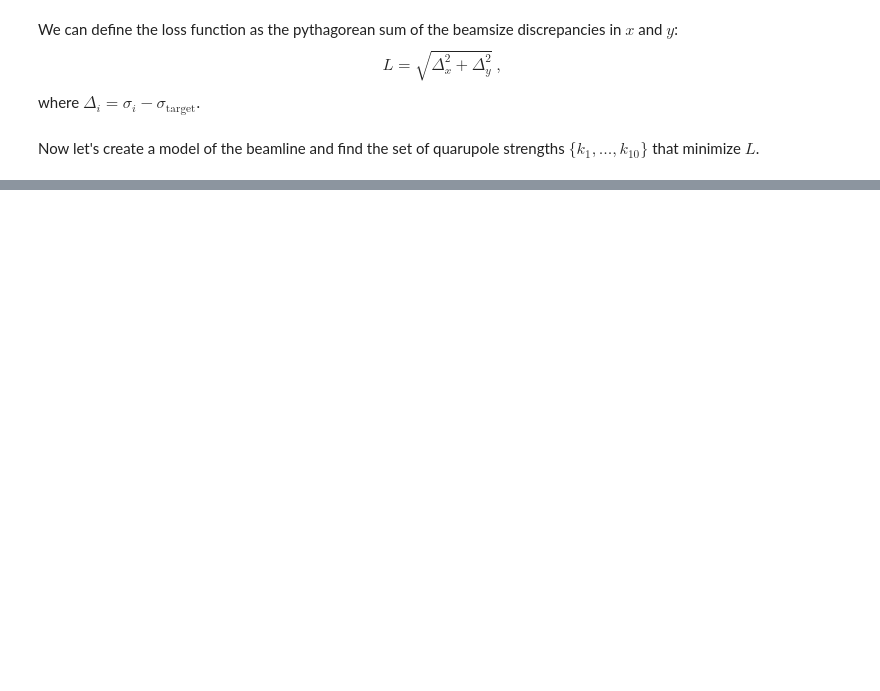
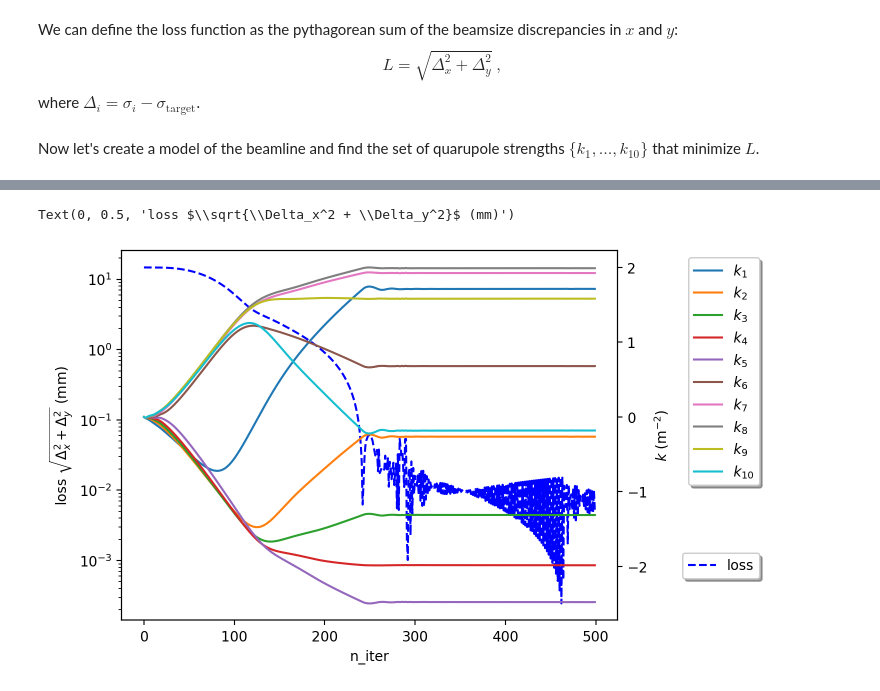
Before and after one commit to bmad-sim/Bmad-X, a Jupyter notebook: docs/examples/optimization/10-quad-optimization.ipynb, the cells around one changed output, grey strips where cells are left out. Cells and saved outputs as stored; diff of their text form; code cells hidden in the pictures; blank space fills up the shorter version.

```diff
--- a/docs/examples/optimization/10-quad-optimization.ipynb
+++ b/docs/examples/optimization/10-quad-optimization.ipynb
@@ -141,16 +145,19 @@ Iter 201/500 - Loss: 965.96379
 # %%
 # Plot loss and parameters as function of iteration number
 fig, ax1 = plt.subplots()
 ax2 = ax1.twinx()
-for i in range(len(k1s)):
+for i in range(len(k_set)):
     ax2.plot(np.arange(len(params[:,0])), params[:,i], label=f'$k_{{{i+1}}}$')
 ax1.plot(np.arange(len(loss)), loss*1000, '--b', label='loss')
 ax1.set_yscale('log')
 ax2.legend(loc='upper right', bbox_to_anchor=(1.3, 1), ncol=1, fancybox=True, shadow=True)
 ax1.legend(loc='upper right', bbox_to_anchor=(1.3, 0.2), ncol=1, fancybox=True, shadow=True)
 ax1.set_xlabel('n_iter')
 ax2.set_ylabel(r'$k$ (m$ ^{-2}$)')
 ax1.set_ylabel(r'loss $\sqrt{\Delta_x^2 + \Delta_y^2}$ (mm)')
+# %% [output]
+Text(0, 0.5, 'loss $\\sqrt{\\Delta_x^2 + \\Delta_y^2}$ (mm)')
+[figure, added]
 # %%
 # save optimal set of quad strengths
 k_opt = params[-1]
```
Also changed, not shown: parts of 20 cells of this notebook, 7 other files.
